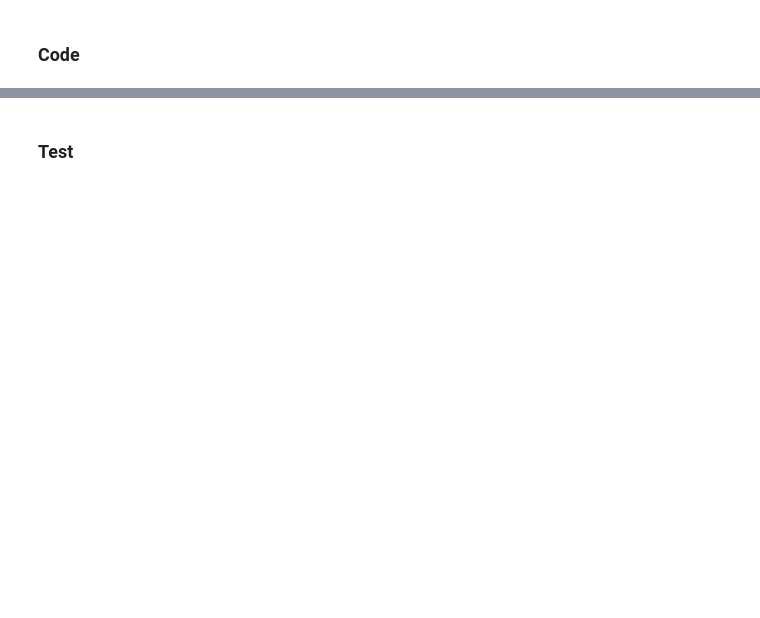
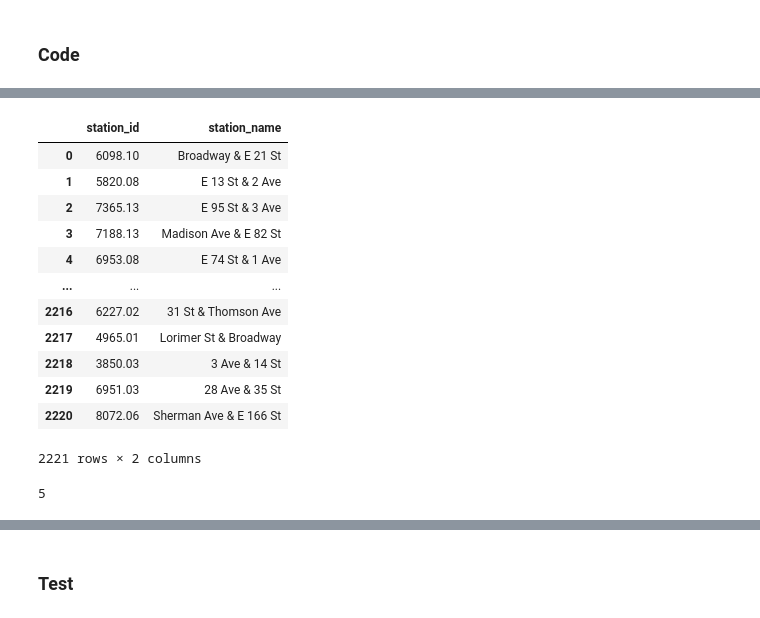
Before and after one commit to anneruhnke/bikesharing, a Jupyter notebook: bikesharing.ipynb, the cells around one changed output, grey strips where cells are left out. Cells and saved outputs as stored; diff of their text form; code cells hidden in the pictures; blank space fills up the shorter version.

```diff
--- a/bikesharing.ipynb
+++ b/bikesharing.ipynb
@@ -340,0 +351,17 @@ station_id.lng.duplicated().sum()
+# %%
+station_id_short = station_id.drop(columns=['lat', 'lng'])
+station_id_short
+# %% [output]
+|  | station_id | station_name |
+| 0 | 6098.10 | Broadway & E 21 St |
+| 1 | 5820.08 | E 13 St & 2 Ave |
+| 2 | 7365.13 | E 95 St & 3 Ave |
+| 3 | 7188.13 | Madison Ave & E 82 St |
+| 4 | 6953.08 | E 74 St & 1 Ave |
+| ... | ... | ... |
+| 2216 | 6227.02 | 31 St & Thomson Ave |
+| 2217 | 4965.01 | Lorimer St & Broadway |
+| 2218 | 3850.03 | 3 Ave & 14 St |
+| 2219 | 6951.03 | 28 Ave & 35 St |
+| 2220 | 8072.06 | Sherman Ave & E 166 St |
+2221 rows × 2 columns
@@ -340,0 +370,4 @@ station_id.lng.duplicated().sum()
+# %%
+station_id_short.station_id.duplicated().sum()
+# %% [output]
+5
```
Also changed, not shown: parts of 51 cells of this notebook.
